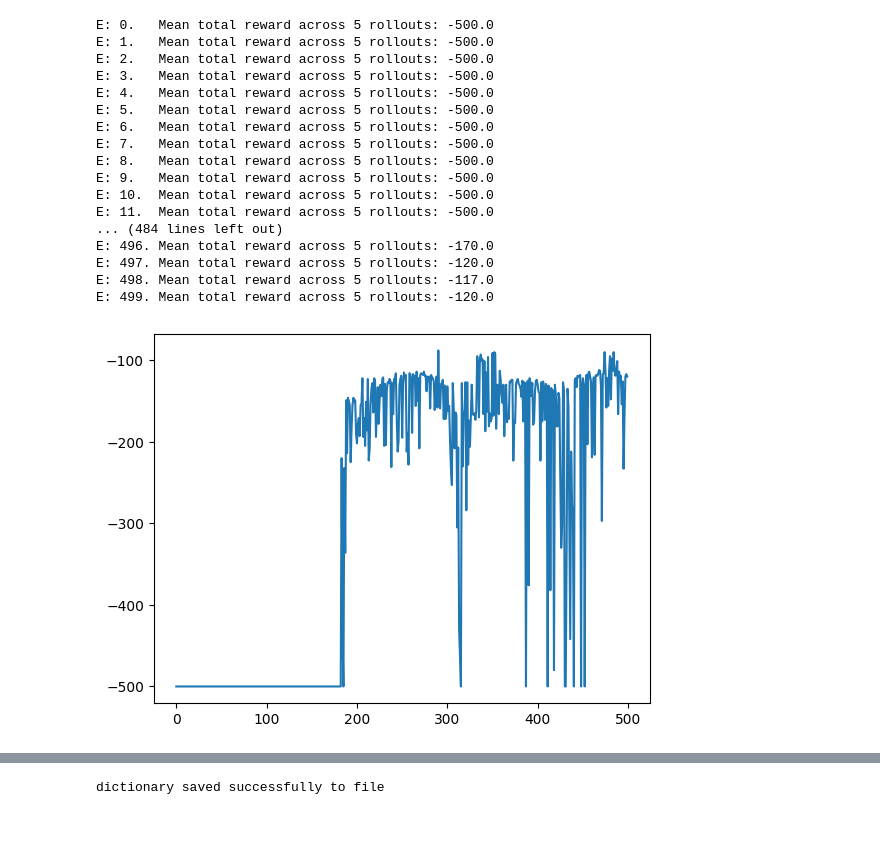
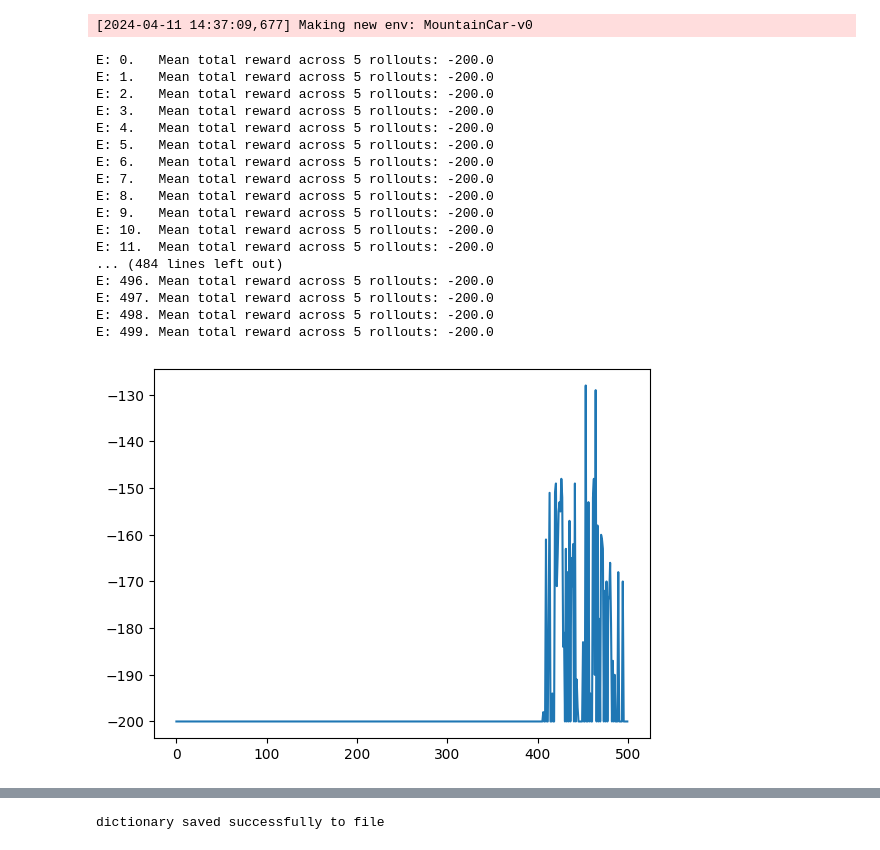
Before and after one commit to haoweiqiu/Reinforcement-Learning-Project, a Jupyter notebook: TRPO/TRPO-V3.ipynb, the cells around one changed output, grey strips where cells are left out. Saved outputs shown, nothing was run; the diff lists cells and outputs as text; code cells hidden in the pictures.

```diff
--- a/TRPO/TRPO-V3.ipynb
+++ b/TRPO/TRPO-V3.ipynb
@@ -2,6 +2,7 @@
 import gym
 import numpy as np
 import torch
+import random
 import torch.nn as nn
 import matplotlib.pyplot as plt
 from torch.optim import Adam
@@ -9,6 +10,7 @@ from torch.distributions import Categorical
 from collections import namedtuple
 
 env = gym.make('MountainCar-v0')
+env._max_episode_steps = 200
 
 state_size = env.observation_space.shape[0]
 num_actions = env.action_space.n
@@ -33,14 +35,14 @@ def train(actor, critic, epochs=100, num_rollouts=10, render_frequency=None):
             samples = []
             rollout_total_rewards = []
             steps = 0
-            while not done and steps < 500:
-                if render_frequency is not None and global_rollout % render_frequency == 0:
-                    env.render()
+            while not done and steps < env._max_episode_steps:
+                #if render_frequency is not None and global_rollout % render_frequency == 0:
+                    #env.render()
 
                 with torch.no_grad():
                     action = get_action(state)
 
-                next_state, reward, done, info, _ = env.step(action)
+                next_state, reward, done,  _ = env.step(action)
 
                 # Collect samples
                 samples.append((state, action, reward, next_state))
@@ -98,13 +100,15 @@ actor = nn.Sequential(nn.Linear(state_size, actor_hidden),
                       nn.Softmax(dim = -1))
 '''
 
-def get_action(state):
-    if type(state) == tuple:
-        print(state)
-        state = state[0]
-    state = torch.tensor(state).float().unsqueeze(0)  # Turn state into a batch with a single element
-    dist = Categorical(actor(state) /10)  # Create a distribution from probabilities for actions
-    return dist.sample().item()
+
+def get_action(state, epsilon=0.001):
+    if random.random() < epsilon:
+        return random.choice(range(3))  # Assuming a discrete action space
+    else:
+        state = torch.tensor(state).float().unsqueeze(0)
+        dist = Categorical(actor(state) / 10)
+        #print(type(dist.sample().item()))
+        return dist.sample().item()
 
 
 # Critic takes a state and returns its values
@@ -142,6 +146,7 @@ def update_agent(rollouts):
     distribution = actor(states)
     distribution = torch.distributions.utils.clamp_probs(distribution)
     probabilities = distribution[range(distribution.shape[0]), actions]
+
 
     # Now we have all the data we need for the algorithm
 
@@ -233,51 +238,52 @@ def conjugate_gradient(A, b, delta=0., max_iterations=10):
 
         i += 1
         r = r - alpha * AVP
 
         beta = (r @ r) / dot_old
         p = r + beta * p
 
         x = x_new
     return x
 
 
 def apply_update(grad_flattened):
     n = 0
     for p in actor.parameters():
         numel = p.numel()
         g = grad_flattened[n:n + numel].view(p.shape)
         p.data += g
         n += numel
 
 #a = train(epochs=500, num_rollouts=5, render_frequency=50)
 
 # Train our agent
 trials = 3
 results = []
 
 actor = create_actor(state_size, num_actions)
 critic = create_critic(state_size)
 critic_optimizer = Adam(critic.parameters(), lr=0.01)
 results.append(train(actor, critic, epochs=500, num_rollouts=5, render_frequency=50))
 # %% [output]
-E: 0.   Mean total reward across 5 rollouts: -500.0
-E: 1.   Mean total reward across 5 rollouts: -500.0
-E: 2.   Mean total reward across 5 rollouts: -500.0
-E: 3.   Mean total reward across 5 rollouts: -500.0
-E: 4.   Mean total reward across 5 rollouts: -500.0
-E: 5.   Mean total reward across 5 rollouts: -500.0
-E: 6.   Mean total reward across 5 rollouts: -500.0
-E: 7.   Mean total reward across 5 rollouts: -500.0
-E: 8.   Mean total reward across 5 rollouts: -500.0
-E: 9.   Mean total reward across 5 rollouts: -500.0
-E: 10.  Mean total reward across 5 rollouts: -500.0
-E: 11.  Mean total reward across 5 rollouts: -500.0
-... (484 lines left out)
-E: 496. Mean total reward across 5 rollouts: -170.0
-E: 497. Mean total reward across 5 rollouts: -120.0
-E: 498. Mean total reward across 5 rollouts: -117.0
-E: 499. Mean total reward across 5 rollouts: -120.0
+[2024-04-11 14:37:09,677] Making new env: MountainCar-v0
+E: 0.   Mean total reward across 5 rollouts: -200.0
+E: 1.   Mean total reward across 5 rollouts: -200.0
+E: 2.   Mean total reward across 5 rollouts: -200.0
+E: 3.   Mean total reward across 5 rollouts: -200.0
+E: 4.   Mean total reward across 5 rollouts: -200.0
+E: 5.   Mean total reward across 5 rollouts: -200.0
+E: 6.   Mean total reward across 5 rollouts: -200.0
+E: 7.   Mean total reward across 5 rollouts: -200.0
+E: 8.   Mean total reward across 5 rollouts: -200.0
+E: 9.   Mean total reward across 5 rollouts: -200.0
+E: 10.  Mean total reward across 5 rollouts: -200.0
+E: 11.  Mean total reward across 5 rollouts: -200.0
+... (484 lines left out)
+E: 496. Mean total reward across 5 rollouts: -200.0
+E: 497. Mean total reward across 5 rollouts: -200.0
+E: 498. Mean total reward across 5 rollouts: -200.0
+E: 499. Mean total reward across 5 rollouts: -200.0
-[figure, old version]
+[figure, new version]
 # %%
 actor = create_actor(state_size, num_actions)
 critic = create_critic(state_size)
```
Also changed, not shown: parts of 4 cells of this notebook, 8 other files.
